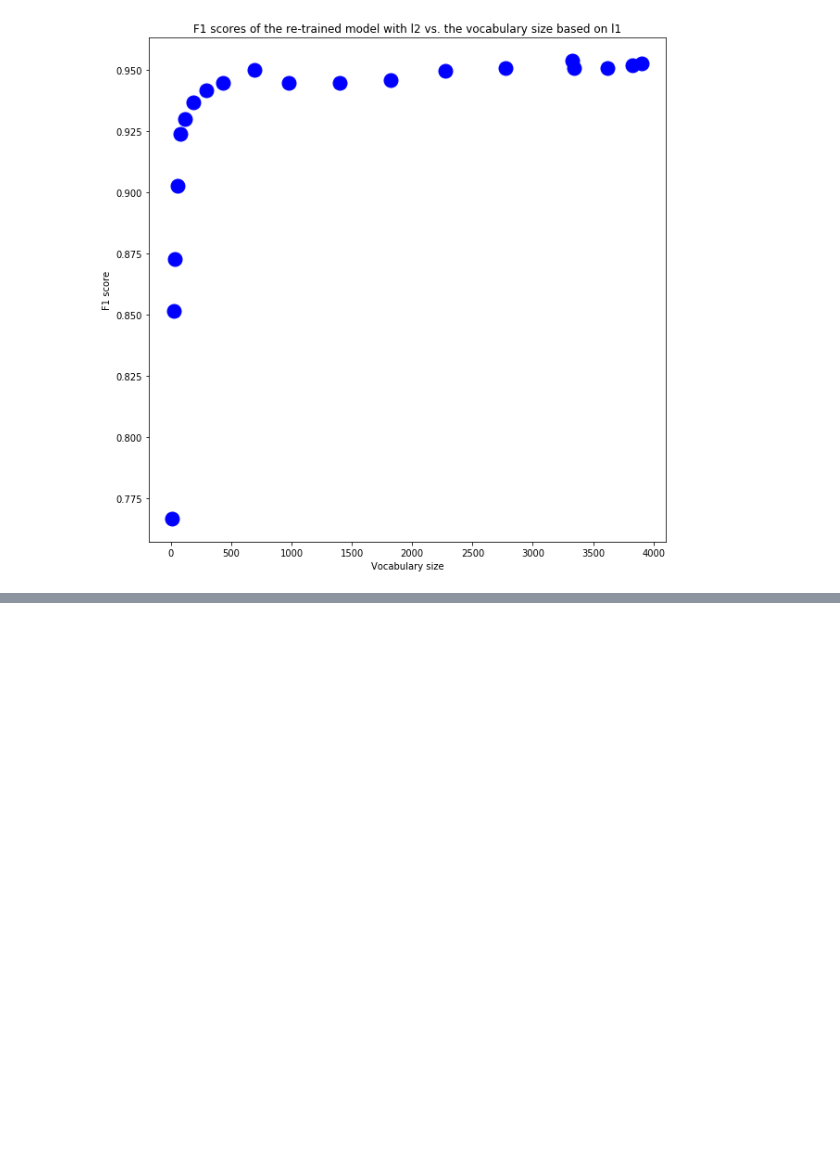
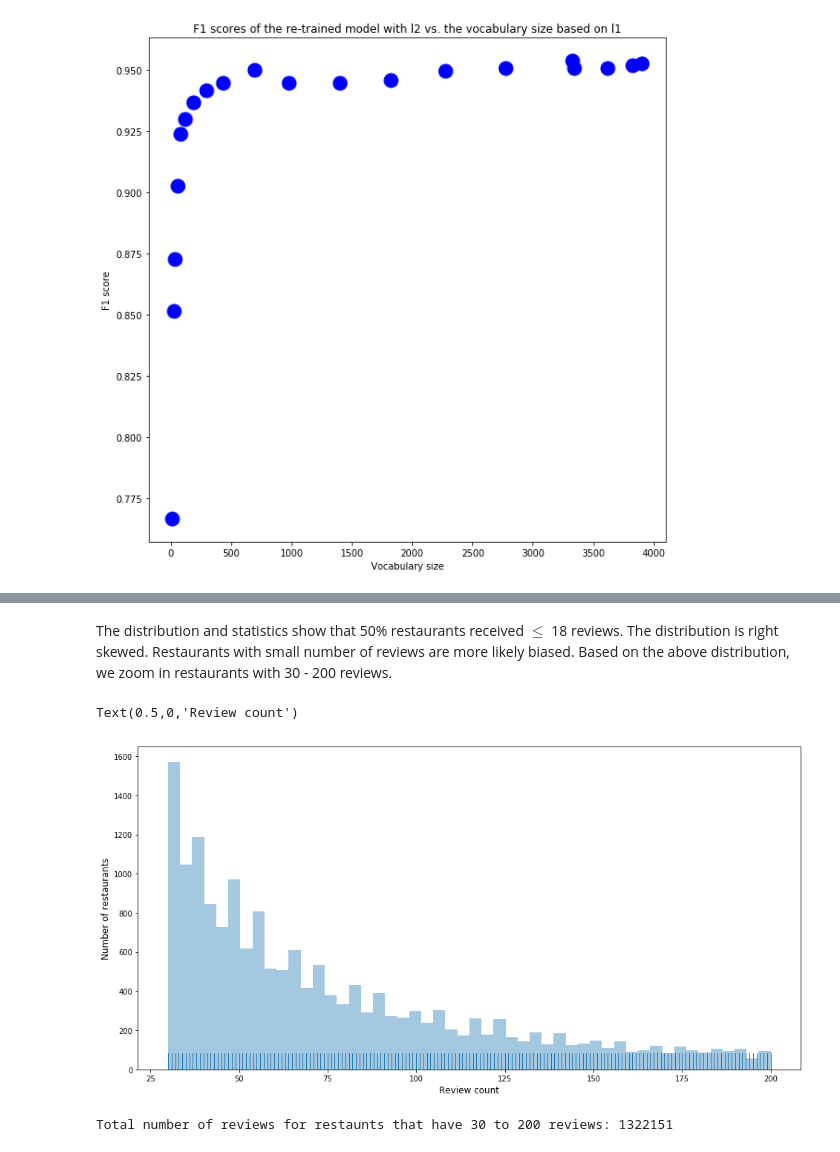
Before and after one commit to chandra1sekar/yelp-reviews, a Jupyter notebook: yelp_review_classification.ipynb, the cells around one changed output, grey strips where cells are left out. Drawn from its saved outputs; the diff is of its cells as text; code cells hidden in the pictures; blank space fills up the shorter version.

Commit message:
Merge with gary-pei branch

```diff
--- a/yelp_review_classification.ipynb
+++ b/yelp_review_classification.ipynb
@@ -337,0 +432,17 @@ The best F1 score is achieved by using the vocabulary size 3329 determined by L1
+# %% [markdown]
+The distribution and statistics show that 50% restaurants received $\le$ 18 reviews. The distribution is right skewed. Restaurants with small number of reviews are more likely biased. Based on the above distribution, we zoom in restaurants with 30 - 200 reviews.
+# %%
+restauntants_with_30_to_200_reviews = business.loc[(business['review_count'].isin(range(30,201))) & (business['categories'].str.lower().str.contains('restaurant'))]
+
+plt.figure(figsize=(16,8))
+sns.distplot(restauntants_with_30_to_200_reviews['review_count'], kde=False, rug=True, bins=50)
+plt.ylabel('Number of restaurants', fontsize=12)
+plt.xlabel('Review count', fontsize=12)
+# %% [output]
+Text(0.5,0,'Review count')
+[figure, added]
+# %%
+reviews_merged_with_restauntants_with_30_to_200_reviews = pd.merge(reviews, restauntants_with_30_to_200_reviews, how = 'right', on = 'business_id')
+print('Total number of reviews for restaunts that have 30 to 200 reviews:', reviews_merged_with_restauntants_with_30_to_200_reviews.shape[0])
+# %% [output]
+Total number of reviews for restaunts that have 30 to 200 reviews: 1322151
```
Also changed, not shown: parts of 16 cells of this notebook.
